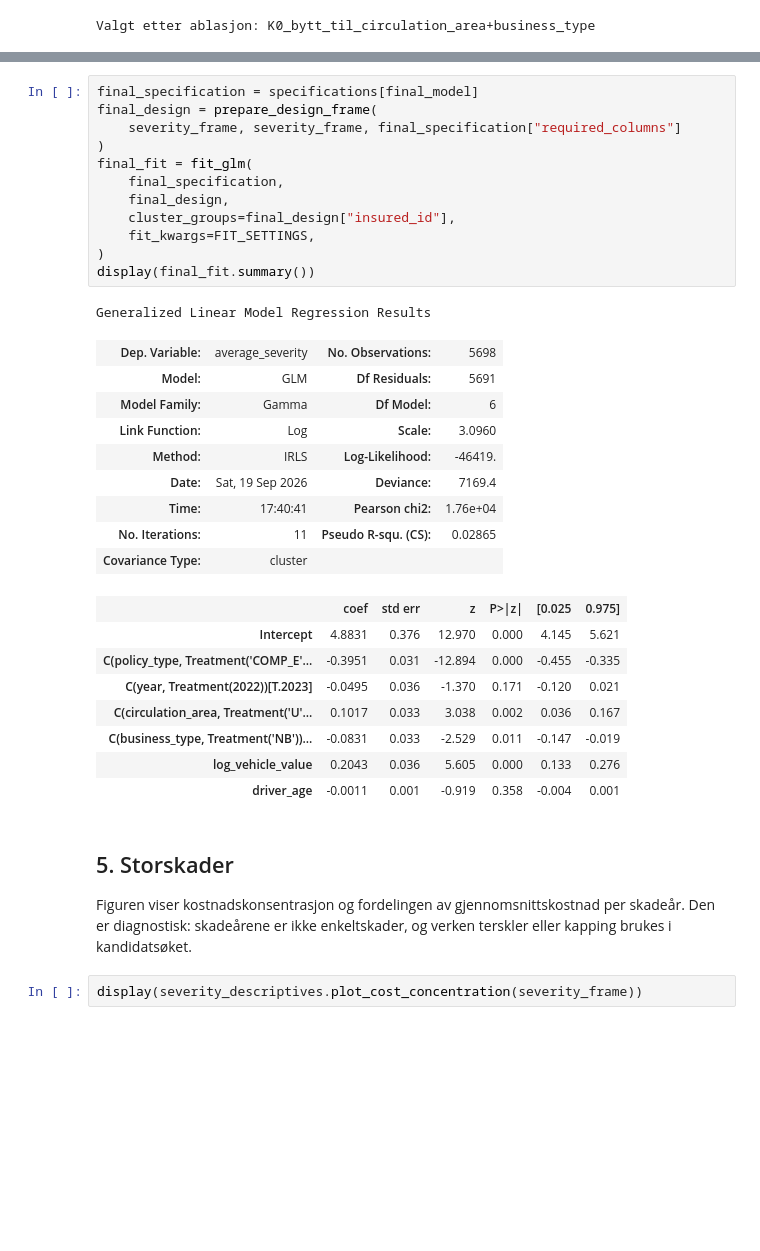
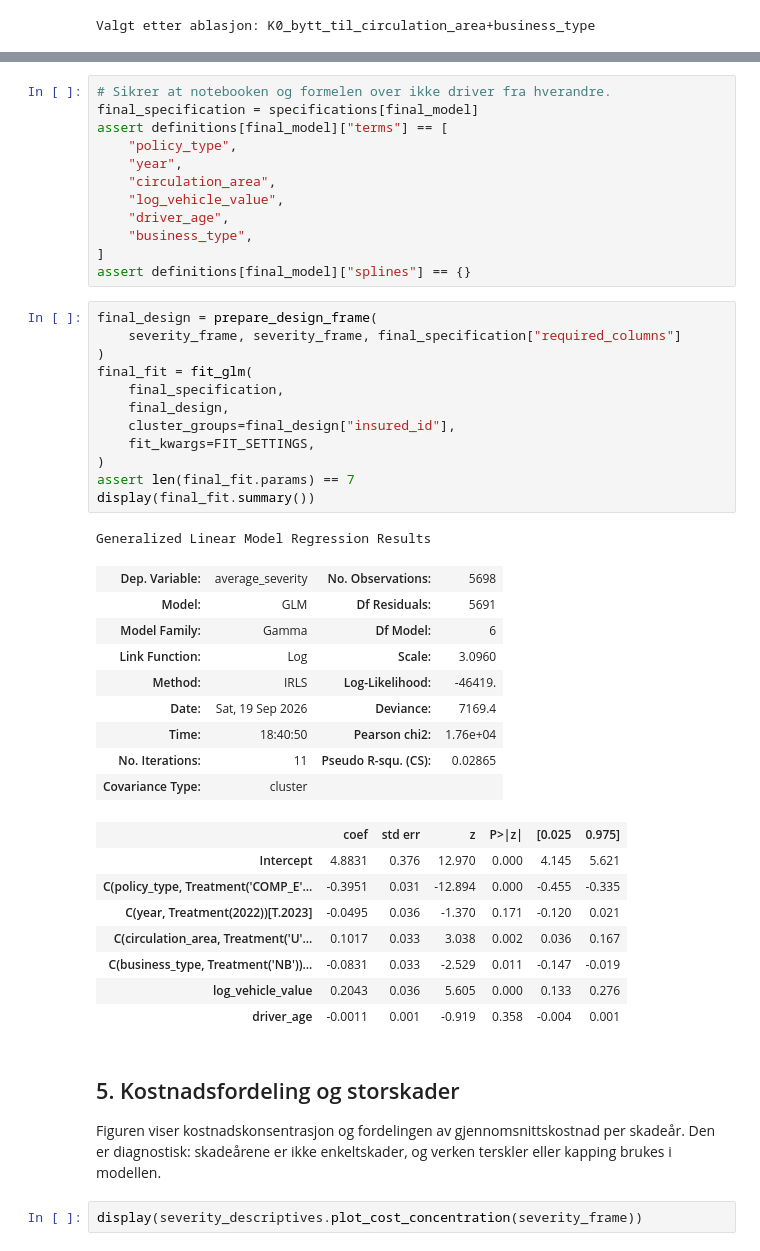
Before and after one commit to MarkusBjerkaas/Motor-Insurance-GLM-ML, a Jupyter notebook: glm_pricing_severity.ipynb, the cells around one changed output, grey strips where cells are left out. Drawn from its saved outputs; the diff is of its cells as text; blank space fills up the shorter version.

```diff
--- a/glm_pricing_severity.ipynb
+++ b/glm_pricing_severity.ipynb
@@ -403,40 +425,52 @@ log-relativiteter i dette datasettet, ikke kausale effekter.
 # %%
+# Sikrer at notebooken og formelen over ikke driver fra hverandre.
 final_specification = specifications[final_model]
-final_design = prepare_design_frame(
-    severity_frame, severity_frame, final_specification["required_columns"]
-)
-final_fit = fit_glm(
-    final_specification,
-    final_design,
-    cluster_groups=final_design["insured_id"],
-    fit_kwargs=FIT_SETTINGS,
-)
-display(final_fit.summary())
+assert definitions[final_model]["terms"] == [
+    "policy_type",
+    "year",
+    "circulation_area",
+    "log_vehicle_value",
+    "driver_age",
+    "business_type",
+]
+assert definitions[final_model]["splines"] == {}
-# %% [output]
-Generalized Linear Model Regression Results
-| Dep. Variable: | average_severity | No. Observations: | 5698 |
-| Model: | GLM | Df Residuals: | 5691 |
-| Model Family: | Gamma | Df Model: | 6 |
-| Link Function: | Log | Scale: | 3.0960 |
-| Method: | IRLS | Log-Likelihood: | -46419. |
-| Date: | Sat, 19 Sep 2026 | Deviance: | 7169.4 |
-| Time: | 17:40:41 | Pearson chi2: | 1.76e+04 |
-| No. Iterations: | 11 | Pseudo R-squ. (CS): | 0.02865 |
-| Covariance Type: | cluster |  |  |
-|  | coef | std err | z | P>|z| | [0.025 | 0.975] |
-| Intercept | 4.8831 | 0.376 | 12.970 | 0.000 | 4.145 | 5.621 |
-| C(policy_type, Treatment('COMP_E'... | -0.3951 | 0.031 | -12.894 | 0.000 | -0.455 | -0.335 |
-| C(year, Treatment(2022))[T.2023] | -0.0495 | 0.036 | -1.370 | 0.171 | -0.120 | 0.021 |
-| C(circulation_area, Treatment('U'... | 0.1017 | 0.033 | 3.038 | 0.002 | 0.036 | 0.167 |
-| C(business_type, Treatment('NB'))... | -0.0831 | 0.033 | -2.529 | 0.011 | -0.147 | -0.019 |
-| log_vehicle_value | 0.2043 | 0.036 | 5.605 | 0.000 | 0.133 | 0.276 |
-| driver_age | -0.0011 | 0.001 | -0.919 | 0.358 | -0.004 | 0.001 |
+# %%
+final_design = prepare_design_frame(
+    severity_frame, severity_frame, final_specification["required_columns"]
+)
+final_fit = fit_glm(
+    final_specification,
+    final_design,
+    cluster_groups=final_design["insured_id"],
+    fit_kwargs=FIT_SETTINGS,
+)
+assert len(final_fit.params) == 7
+display(final_fit.summary())
+# %% [output]
+Generalized Linear Model Regression Results
+| Dep. Variable: | average_severity | No. Observations: | 5698 |
+| Model: | GLM | Df Residuals: | 5691 |
+| Model Family: | Gamma | Df Model: | 6 |
+| Link Function: | Log | Scale: | 3.0960 |
+| Method: | IRLS | Log-Likelihood: | -46419. |
+| Date: | Sat, 19 Sep 2026 | Deviance: | 7169.4 |
+| Time: | 18:40:50 | Pearson chi2: | 1.76e+04 |
+| No. Iterations: | 11 | Pseudo R-squ. (CS): | 0.02865 |
+| Covariance Type: | cluster |  |  |
+|  | coef | std err | z | P>|z| | [0.025 | 0.975] |
+| Intercept | 4.8831 | 0.376 | 12.970 | 0.000 | 4.145 | 5.621 |
+| C(policy_type, Treatment('COMP_E'... | -0.3951 | 0.031 | -12.894 | 0.000 | -0.455 | -0.335 |
+| C(year, Treatment(2022))[T.2023] | -0.0495 | 0.036 | -1.370 | 0.171 | -0.120 | 0.021 |
+| C(circulation_area, Treatment('U'... | 0.1017 | 0.033 | 3.038 | 0.002 | 0.036 | 0.167 |
+| C(business_type, Treatment('NB'))... | -0.0831 | 0.033 | -2.529 | 0.011 | -0.147 | -0.019 |
+| log_vehicle_value | 0.2043 | 0.036 | 5.605 | 0.000 | 0.133 | 0.276 |
+| driver_age | -0.0011 | 0.001 | -0.919 | 0.358 | -0.004 | 0.001 |
 # %% [markdown]
-## 5. Storskader
+## 5. Kostnadsfordeling og storskader
 
-Figuren viser kostnadskonsentrasjon og fordelingen av gjennomsnittskostnad
-per skadeår. Den er diagnostisk: skadeårene er ikke enkeltskader, og verken
-terskler eller kapping brukes i kandidatsøket.
+Figuren viser kostnadskonsentrasjon og fordelingen av gjennomsnittskostnad per
+skadeår. Den er diagnostisk: skadeårene er ikke enkeltskader, og verken terskler
+eller kapping brukes i modellen.
 # %%
 display(severity_descriptives.plot_cost_concentration(severity_frame))
 # %% [output]
```
Also changed, not shown: parts of 22 cells of this notebook, 24 other files.
